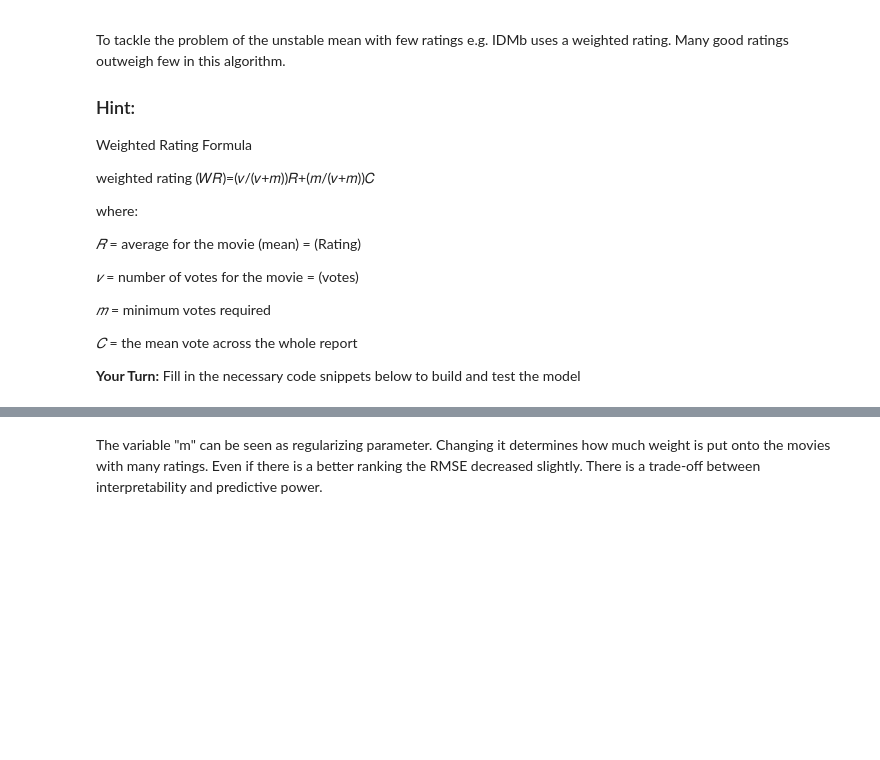
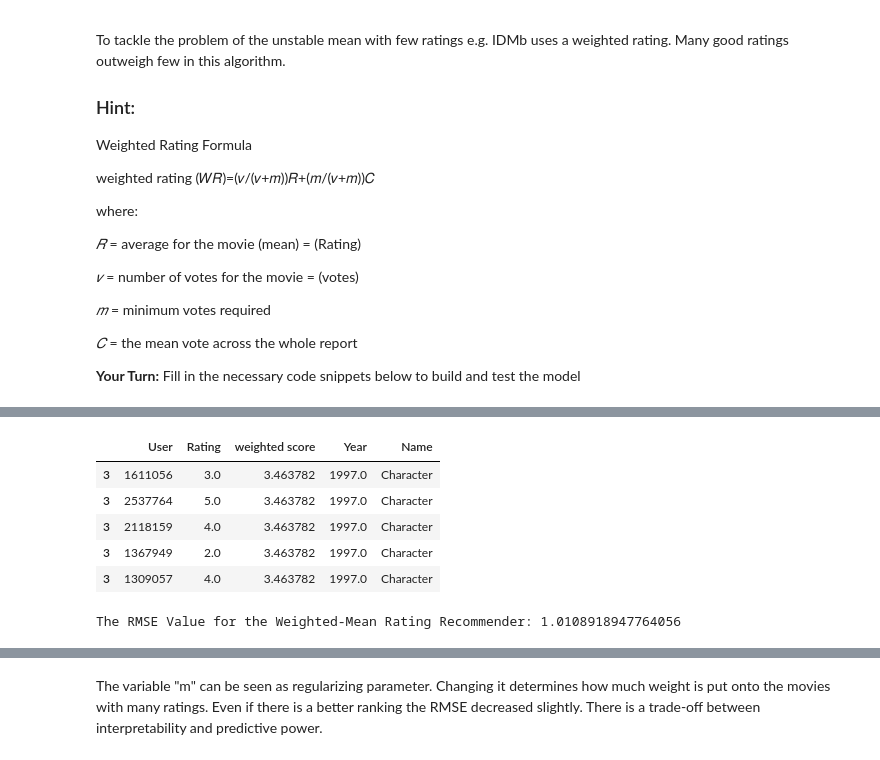
Before and after one commit to dantohe/Springboard, a Jupyter notebook: recommendation-system/mec-17.4.1-recommendation-systems-mini-project/Mini_Project_Recommendation_Systems.ipynb, the cells around one changed output, grey strips where cells are left out. Cells and saved outputs as stored; diff of their text form; code cells hidden in the pictures; blank space fills up the shorter version.

```diff
--- a/recommendation-system/mec-17.4.1-recommendation-systems-mini-project/Mini_Project_Recommendation_Systems.ipynb
+++ b/recommendation-system/mec-17.4.1-recommendation-systems-mini-project/Mini_Project_Recommendation_Systems.ipynb
@@ -409,4 +516,5 @@ R = df_p.mean(axis=0).values
 v = df_p.count().values
 # %%
 # Weighted formula to compute the weighted rating
-weighted_score = <YOUR CODE HERE>
+weighted_score = R*(v/(v+m))+C*(m/(v+m))
+type(weighted_score)
@@ -412,0 +523,5 @@ weighted_score = <YOUR CODE HERE>
+# %%
+# convert weighted_score into a dataframe
+weighted_mean = pd.DataFrame(weighted_score, index = np.array(list(set(list(df_train['Movie'].values)))), columns = ['weighted score'])
+weighted_mean.index.name = 'Id'
+weighted_mean.head()
@@ -413,7 +536,4 @@ weighted_score = <YOUR CODE HERE>
 # %%
-# convert weighted_score into a dataframe
-weighted_mean = <YOUR CODE HERE>
-
 # Combine the aggregated dataframes (wighted_mean & movie_titles)
-combined_df = <YOUR CODE HERE>
+combined_df = weighted_mean.join(movie_titles)
 combined_df.head(5)
@@ -420,13 +548,22 @@ combined_df.head(5)
 # %%
 # Join labels and predictions based on mean movie rating
-predictions_df = <YOUR CODE HERE>
+predictions_df = df_test.set_index('Movie').join(combined_df)
 predictions_df.head(5)
+# %% [output]
+|  | User | Rating | weighted score | Year | Name |
+| 3 | 1611056 | 3.0 | 3.463782 | 1997.0 | Character |
+| 3 | 2537764 | 5.0 | 3.463782 | 1997.0 | Character |
+| 3 | 2118159 | 4.0 | 3.463782 | 1997.0 | Character |
+| 3 | 1367949 | 2.0 | 3.463782 | 1997.0 | Character |
+| 3 | 1309057 | 4.0 | 3.463782 | 1997.0 | Character |
 # %%
 # Compute RMSE
-y_true = <YOUR CODE HERE>
-y_pred = <YOUR CODE HERE>
+y_true =  predictions_df['Rating']
+y_pred = predictions_df['weighted score']
 
-rmse = <YOUR CODE HERE>
+rmse = np.sqrt(mean_squared_error(y_true=y_true, y_pred=y_pred))
 print("The RMSE Value for the Weighted-Mean Rating Recommender:", rmse)
+# %% [output]
+The RMSE Value for the Weighted-Mean Rating Recommender: 1.0108918947764056
 # %%
 # View top ten rated movies
```
Also changed, not shown: parts of 15 cells of this notebook.
